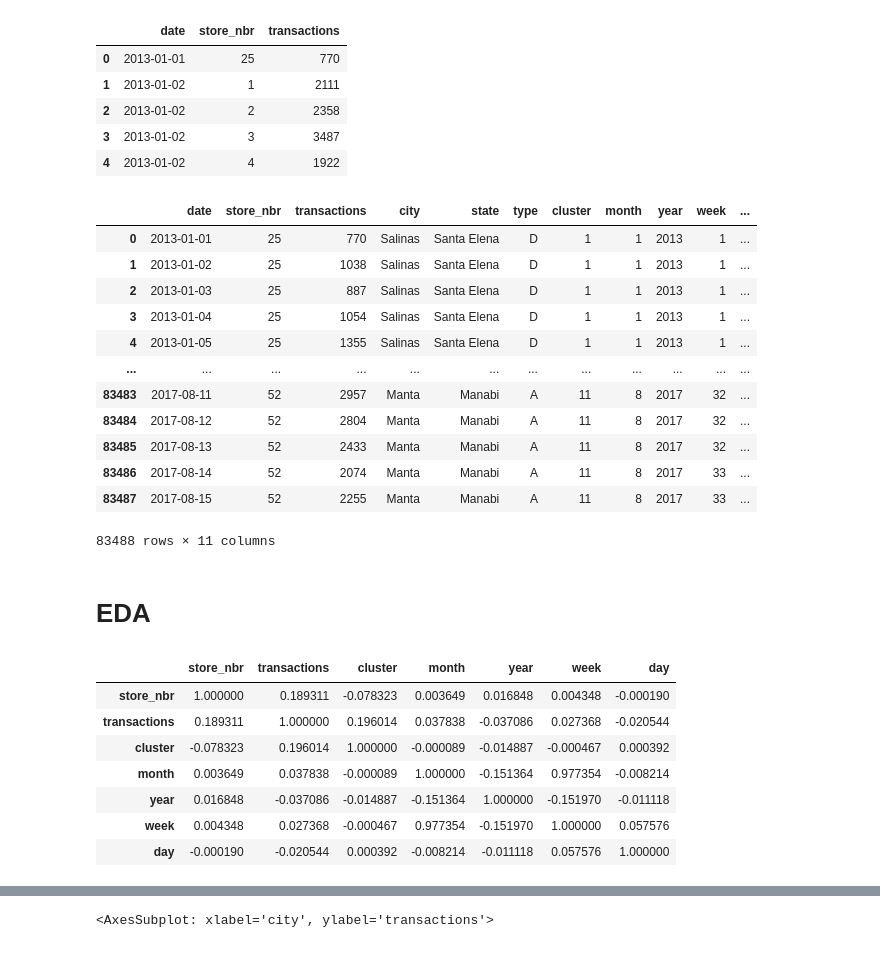
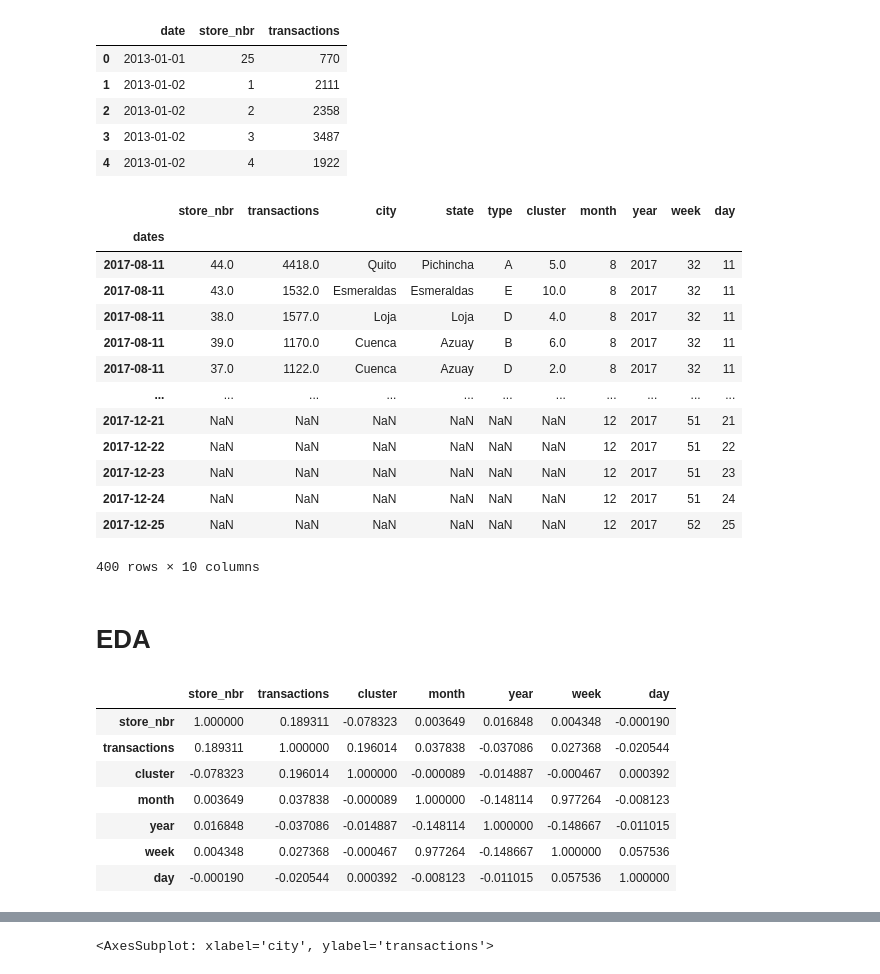
Before and after one commit to Amiromar1/DS-CHALLENGE, a Jupyter notebook: DS-1.ipynb, the cells around one changed output, grey strips where cells are left out. Drawn from its saved outputs; the diff is of its cells as text; code cells hidden in the pictures.

```diff
--- a/DS-1.ipynb
+++ b/DS-1.ipynb
@@ -41,27 +42,38 @@ transactions.head()
 # %%
 stores = transactions.merge(stores)
 
+stores['date'] = pd.to_datetime(stores['date'])
 
-stores['date'] = pd.to_datetime(stores['date'])
-stores['month'] = stores['date'].dt.month
-stores['year'] = stores['date'].dt.year
-stores['week'] = stores['date'].dt.week
-stores['day'] = stores['date'].dt.day
+pd.to_datetime(stores.index)
+stores = stores.rename(columns={'date': 'dates'})
 
-stores
+missing = pd.date_range(start="2013-01-01", end="2017-12-25")
+missing = pd.DataFrame(missing, columns=['dates'])
+#stores = outer_merged = pd.merge(stores, missing, how="outer", on=['dates'])
+stores = pd.merge(stores, missing, how="outer", on=['dates'])
+stores = stores.sort_values('dates')
+#stores = stores.set_index('date')
+#stores = stores.interpolate(method='nearest')
+stores['month'] = stores['dates'].dt.month
+stores['year'] = stores['dates'].dt.year
+stores['week'] = stores['dates'].dt.week
+stores['day'] = stores['dates'].dt.day
+stores = stores.set_index('dates')
+stores[stores['year'] == 2017].tail(400)
 # %% [output]
-|  | date | store_nbr | transactions | city | state | type | cluster | month | year | week | ... |
-| 0 | 2013-01-01 | 25 | 770 | Salinas | Santa Elena | D | 1 | 1 | 2013 | 1 | ... |
-| 1 | 2013-01-02 | 25 | 1038 | Salinas | Santa Elena | D | 1 | 1 | 2013 | 1 | ... |
-| 2 | 2013-01-03 | 25 | 887 | Salinas | Santa Elena | D | 1 | 1 | 2013 | 1 | ... |
-| 3 | 2013-01-04 | 25 | 1054 | Salinas | Santa Elena | D | 1 | 1 | 2013 | 1 | ... |
-| 4 | 2013-01-05 | 25 | 1355 | Salinas | Santa Elena | D | 1 | 1 | 2013 | 1 | ... |
-| ... | ... | ... | ... | ... | ... | ... | ... | ... | ... | ... | ... |
-| 83483 | 2017-08-11 | 52 | 2957 | Manta | Manabi | A | 11 | 8 | 2017 | 32 | ... |
-| 83484 | 2017-08-12 | 52 | 2804 | Manta | Manabi | A | 11 | 8 | 2017 | 32 | ... |
-| 83485 | 2017-08-13 | 52 | 2433 | Manta | Manabi | A | 11 | 8 | 2017 | 32 | ... |
-| 83486 | 2017-08-14 | 52 | 2074 | Manta | Manabi | A | 11 | 8 | 2017 | 33 | ... |
-| 83487 | 2017-08-15 | 52 | 2255 | Manta | Manabi | A | 11 | 8 | 2017 | 33 | ... |
+|  | store_nbr | transactions | city | state | type | cluster | month | year | week | day |
+| dates |  |  |  |  |  |  |  |  |  |  |
+| 2017-08-11 | 44.0 | 4418.0 | Quito | Pichincha | A | 5.0 | 8 | 2017 | 32 | 11 |
+| 2017-08-11 | 43.0 | 1532.0 | Esmeraldas | Esmeraldas | E | 10.0 | 8 | 2017 | 32 | 11 |
+| 2017-08-11 | 38.0 | 1577.0 | Loja | Loja | D | 4.0 | 8 | 2017 | 32 | 11 |
+| 2017-08-11 | 39.0 | 1170.0 | Cuenca | Azuay | B | 6.0 | 8 | 2017 | 32 | 11 |
+| 2017-08-11 | 37.0 | 1122.0 | Cuenca | Azuay | D | 2.0 | 8 | 2017 | 32 | 11 |
+| ... | ... | ... | ... | ... | ... | ... | ... | ... | ... | ... |
+| 2017-12-21 | NaN | NaN | NaN | NaN | NaN | NaN | 12 | 2017 | 51 | 21 |
+| 2017-12-22 | NaN | NaN | NaN | NaN | NaN | NaN | 12 | 2017 | 51 | 22 |
+| 2017-12-23 | NaN | NaN | NaN | NaN | NaN | NaN | 12 | 2017 | 51 | 23 |
+| 2017-12-24 | NaN | NaN | NaN | NaN | NaN | NaN | 12 | 2017 | 51 | 24 |
+| 2017-12-25 | NaN | NaN | NaN | NaN | NaN | NaN | 12 | 2017 | 52 | 25 |
-83488 rows × 11 columns
+400 rows × 10 columns
 # %% [markdown]
 # EDA
@@ -77,9 +85,9 @@ corr
 | store_nbr | 1.000000 | 0.189311 | -0.078323 | 0.003649 | 0.016848 | 0.004348 | -0.000190 |
 | transactions | 0.189311 | 1.000000 | 0.196014 | 0.037838 | -0.037086 | 0.027368 | -0.020544 |
 | cluster | -0.078323 | 0.196014 | 1.000000 | -0.000089 | -0.014887 | -0.000467 | 0.000392 |
-| month | 0.003649 | 0.037838 | -0.000089 | 1.000000 | -0.151364 | 0.977354 | -0.008214 |
-| year | 0.016848 | -0.037086 | -0.014887 | -0.151364 | 1.000000 | -0.151970 | -0.011118 |
-| week | 0.004348 | 0.027368 | -0.000467 | 0.977354 | -0.151970 | 1.000000 | 0.057576 |
-| day | -0.000190 | -0.020544 | 0.000392 | -0.008214 | -0.011118 | 0.057576 | 1.000000 |
+| month | 0.003649 | 0.037838 | -0.000089 | 1.000000 | -0.148114 | 0.977264 | -0.008123 |
+| year | 0.016848 | -0.037086 | -0.014887 | -0.148114 | 1.000000 | -0.148667 | -0.011015 |
+| week | 0.004348 | 0.027368 | -0.000467 | 0.977264 | -0.148667 | 1.000000 | 0.057536 |
+| day | -0.000190 | -0.020544 | 0.000392 | -0.008123 | -0.011015 | 0.057536 | 1.000000 |
 # %%
 sns.heatmap(data=corr, cmap='crest')
```
Also changed, not shown: parts of 14 cells of this notebook.
